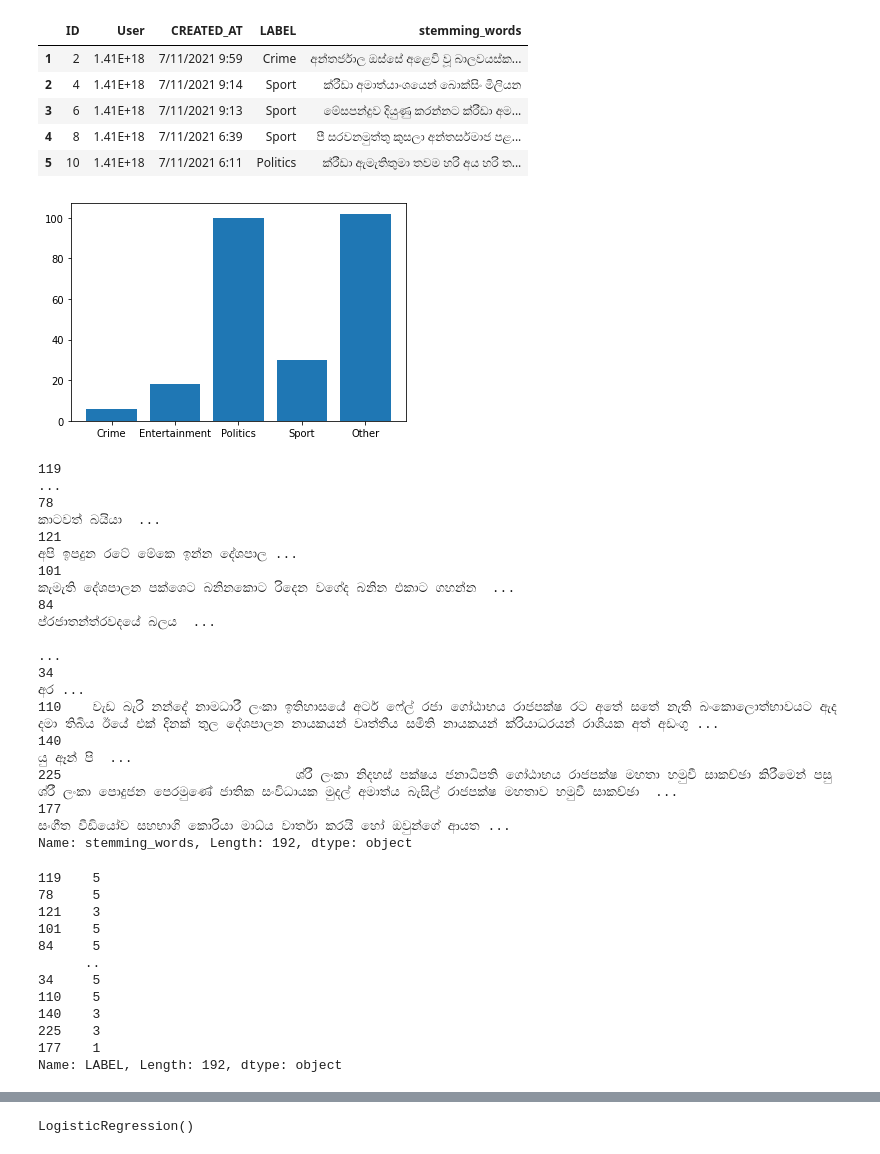
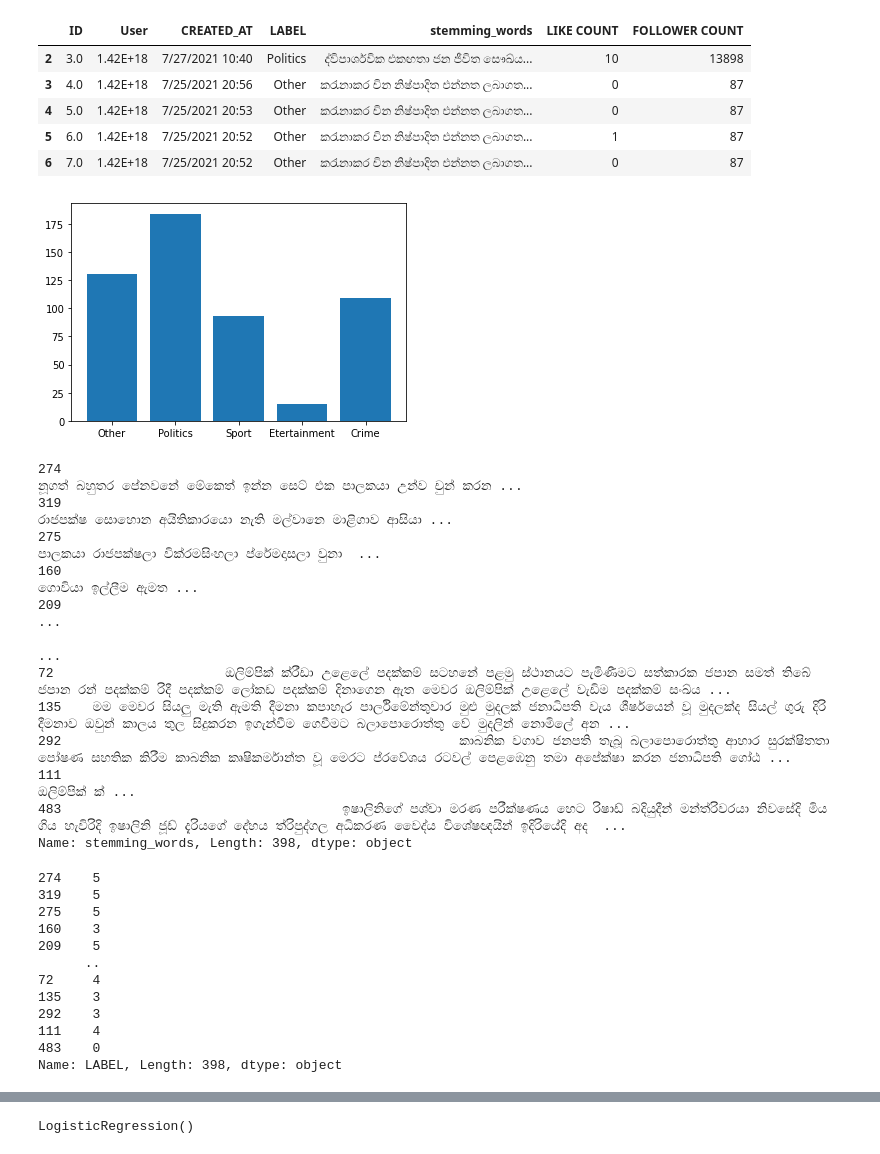
Before and after one commit to chandima131/Sinhala-Text-Classification, a Jupyter notebook: Logistic Regression Model.ipynb, the cells around one changed output, grey strips where cells are left out. Cells and saved outputs as stored; diff of their text form; code cells hidden in the pictures.

```diff
--- a/Logistic Regression Model.ipynb
+++ b/Logistic Regression Model.ipynb
@@ -21,17 +21,18 @@ from sklearn.feature_extraction.text import CountVectorizer,TfidfVectorizer
 # -*- coding:utf-8 -*-
 
 import codecs
-df = pd.read_csv('PreprocessedData.csv', header = None, encoding='utf-8', engine='python')
-df.columns = ['ID','User','CREATED_AT','LABEL','stemming_words']
+df = pd.read_csv('FinalListPreprocessedData.csv', header = None, encoding='utf-8', engine='python')
+df = df.dropna()
+df.columns = ['ID','User','CREATED_AT','LABEL','stemming_words','LIKE COUNT','FOLLOWER COUNT']
 df = df.iloc[1: , :] # start from first column
 df.head()
 # %% [output]
-|  | ID | User | CREATED_AT | LABEL | stemming_words |
-| 1 | 2 | 1.41E+18 | 7/11/2021 9:59 | Crime | අන්තර්ජාල ඔස්සේ අළෙවි වූ බාලවයස්ක... |
-| 2 | 4 | 1.41E+18 | 7/11/2021 9:14 | Sport | ක්රීඩා අමාත්යාංශයෙන් බොක්සිං මිලියන |
-| 3 | 6 | 1.41E+18 | 7/11/2021 9:13 | Sport | මේසපන්දුව දියුණු කරන්නට ක්රීඩා අම... |
-| 4 | 8 | 1.41E+18 | 7/11/2021 6:39 | Sport | පී සරවනමුත්තු කුසලා අන්තර්සමාජ පළ... |
-| 5 | 10 | 1.41E+18 | 7/11/2021 6:11 | Politics | ක්රීඩා ඇමැතිතුමා තවම හරි අය හරි ත... |
+|  | ID | User | CREATED_AT | LABEL | stemming_words | LIKE COUNT | FOLLOWER COUNT |
+| 2 | 3.0 | 1.42E+18 | 7/27/2021 10:40 | Politics | ද්විපාර්ශවික එකඟතා ජන ජීවිත සෞඛ්ය... | 10 | 13898 |
+| 3 | 4.0 | 1.42E+18 | 7/25/2021 20:56 | Other | කරැනාකර චින නිෂ්පාදිත එන්නත ලබාගත... | 0 | 87 |
+| 4 | 5.0 | 1.42E+18 | 7/25/2021 20:53 | Other | කරැනාකර චින නිෂ්පාදිත එන්නත ලබාගත... | 0 | 87 |
+| 5 | 6.0 | 1.42E+18 | 7/25/2021 20:52 | Other | කරැනාකර චින නිෂ්පාදිත එන්නත ලබාගත... | 1 | 87 |
+| 6 | 7.0 | 1.42E+18 | 7/25/2021 20:52 | Other | කරැනාකර චින නිෂ්පාදිත එන්නත ලබාගත... | 0 | 87 |
 # %%
 df.loc[df['LABEL']=='Crime',"LABEL"] = 0
 df.loc[df['LABEL']=='Entertainment',"LABEL"] = 1
@@ -47,10 +48,10 @@ for i in classes:
     count = len(df[df.LABEL==i])
     counts.append(count)
 # %%
-plt.bar(['Crime','Entertainment','Politics','Sport','Other'], counts)
+plt.bar(['Other','Politics','Sport','Etertainment','Crime'], counts)
 plt.show()
 # %% [output]
-[figure, old version]
+[figure, new version]
 # %%
 ########## vectorizer ######################
 # %%
@@ -58,33 +59,33 @@ x_train, x_test, y_train, y_test = train_test_split(df['stemming_words'],df['LAB
 # %%
 print(x_train)
 # %% [output]
-119                                                                                                                                                                                                      ...
-78                                                                                                                                                                                         කාටවත් බයියා  ...
-121                                                                                                                                                                       අපි ඉපදුන රටේ මේකෙ ඉන්න දේශපාල ...
-101                                                                                                                                            කැමැති දේශපාලන පක්ශෙට බනිනකොට රිදෙන වගේද බනින එකාට ගහන්න  ...
-84                                                                                                                                                                                  ප්රජාතන්ත්රවදයේ බලය  ...
-                                                                                                                                   ...
-34                                                                                                                                                                                                    අර ...
-110    වැඩ බැරි නන්දේ නාමධාරී ලංකා ඉතිහාසයේ අටර් ෆේල් රජා ගෝඨාභය රාජපක්ෂ රට අතේ සතේ නැති බංකොලොත්භාවයට ඇද දමා තිබිය ඊයේ එක් දිනක් තුල දේශපාලන නායකයන් වෘත්තීය සමිති නායකයන් ක්රියාධරයන් රාශියක අත් අඩංගු ...
-140                                                                                                                                                                                           යු ඈන් පි  ...
-225                              ශ්රී ලංකා නිදහස් පක්ෂය ජනාධිපති ගෝඨාභය රාජපක්ෂ මහතා හමුවී සාකච්ඡා කිරීමෙන් පසු ශ්රී ලංකා පොදුජන පෙරමුණේ ජාතික සංවිධායක මුදල් අමාත්ය බැසිල් රාජපක්ෂ මහතාව හමුවී සාකච්ඡා  ...
-177                                                                                                                                         සංගීත වීඩියෝව සහභාගි කොරියා මාධ්ය වාර්තා කරයි හෝ ඔවුන්ගේ ආයත ...
-Name: stemming_words, Length: 192, dtype: object
+274                                                                                                                                          නූගත් බහුතර පේනවනේ මේකෙත් ඉන්න සෙට් එක පාලකයා උන්ව චුන් කරන ...
+319                                                                                                                                                  රාජපක්ෂ සොහොන අයිතිකාරයො නැති මල්වානෙ මාළිගාව ආසියා ...
+275                                                                                                                                                       පාලකයා රාජපක්ෂලා වික්රමසිංහලා ප්රේමදාසලා වුනා  ...
+160                                                                                                                                                                                    ගොවියා ඉල්ලීම ඇමත ...
+209                                                                                                                                                                                                      ...
+                                                                                                                    ...
+72                      ඔලිම්පික් ක්රීඩා උළෙලේ පදක්කම් සටහනේ පළමු ස්ථානයට පැමිණීමට සත්කාරක ජපාන සමත් තිබේ ජපාන රන් පදක්කම් රිදී පදක්කම් ලෝකඩ පදක්කම් දිනාගෙන ඇත මෙවර ඔලිම්පික් උළෙලේ වැඩිම පදක්කම් සංඛ්ය ...
+135    මම මෙවර සියලු මැති ඇමති දීමනා කපාහැර පාර්ලිමේන්තුවාර මුළු මුදලක් ජනාධිපති වැය ශීර්ෂයෙන් වූ මුදලක්ද සියල් ගුරු දිරි දීමනාව ඔවුන් කාලය තුල සිදුකරන ඉගැන්වීම ගෙවීමට බලාපොරොත්තු වේ මුදලින් නොමිලේ අන ...
+292                                                   කාබනික වගාව ජනපති තැබූ බලාපොරොත්තු ආහාර සුරක්ෂිතතා පෝෂණ සහතික කිරීම කාබනික කෘෂිකර්මාන්ත වූ මෙරට ප්රවේශය රටවල් පෙළඹෙනු තමා අපේක්ෂා කරන ජනාධිපති ගෝඨ ...
+111                                                                                                                                                                                         ඔලිම්පික් ක් ...
+483                                    ඉෂාලිනිගේ පශ්චා මරණ පරීක්ෂණය හෙට රිෂාඩ් බදියුදීන් මන්ත්රිවරයා නිවසේදි මිය ගිය හැවිරිදි ඉෂාලිනි ජූඩ් දැරියගේ දේහය ත්රිපුද්ගල අධිකරණ වෛද්ය විශේෂඥයින් ඉදිරියේදි අද  ...
+Name: stemming_words, Length: 398, dtype: object
 # %%
 print(y_train)
 # %% [output]
-119    5
-78     5
-121    3
-101    5
-84     5
+274    5
+319    5
+275    5
+160    3
+209    5
       ..
-34     5
-110    5
-140    3
-225    3
-177    1
-Name: LABEL, Length: 192, dtype: object
+72     4
+135    3
+292    3
+111    4
+483    0
+Name: LABEL, Length: 398, dtype: object
 # %%
 ####### Bag of word ###########
 # %%
```
Also changed, not shown: parts of 10 cells of this notebook, 39 other files.
